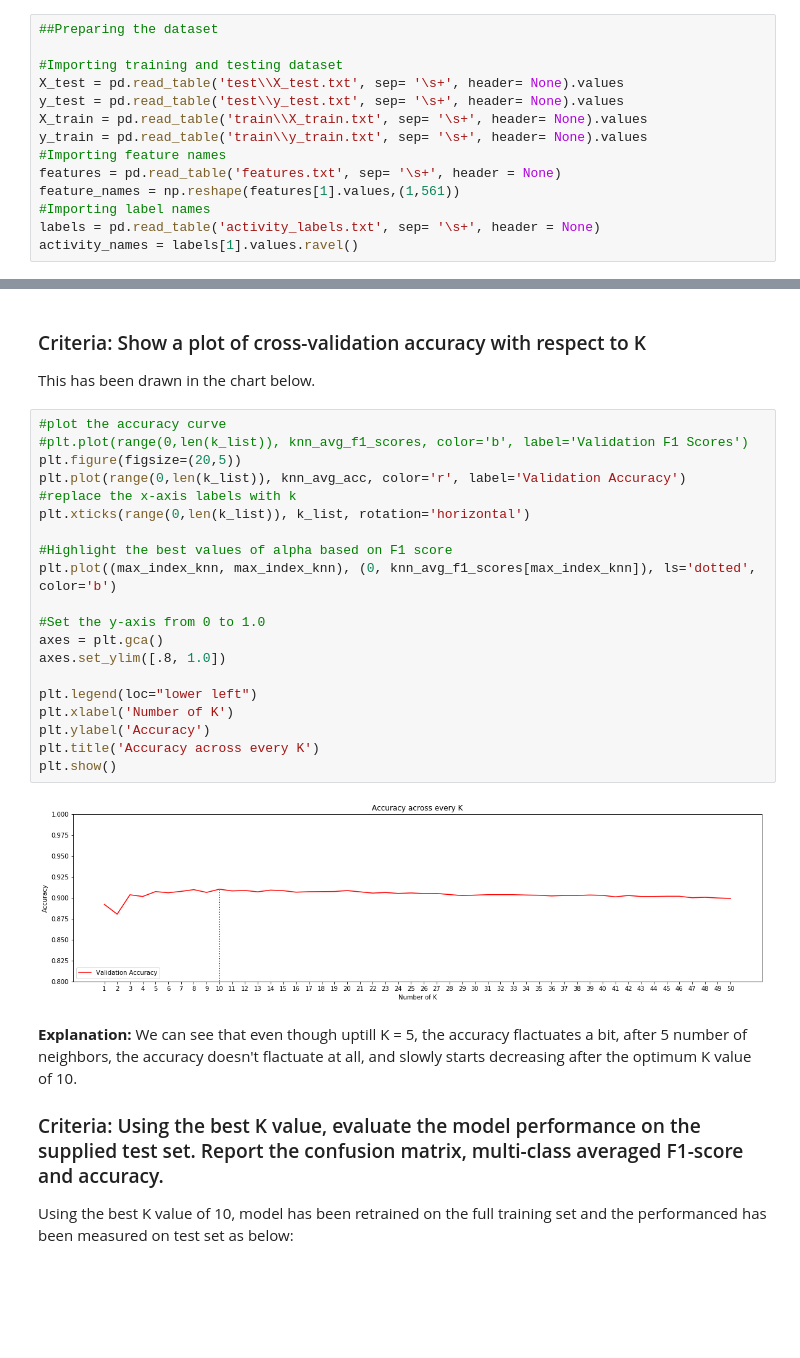
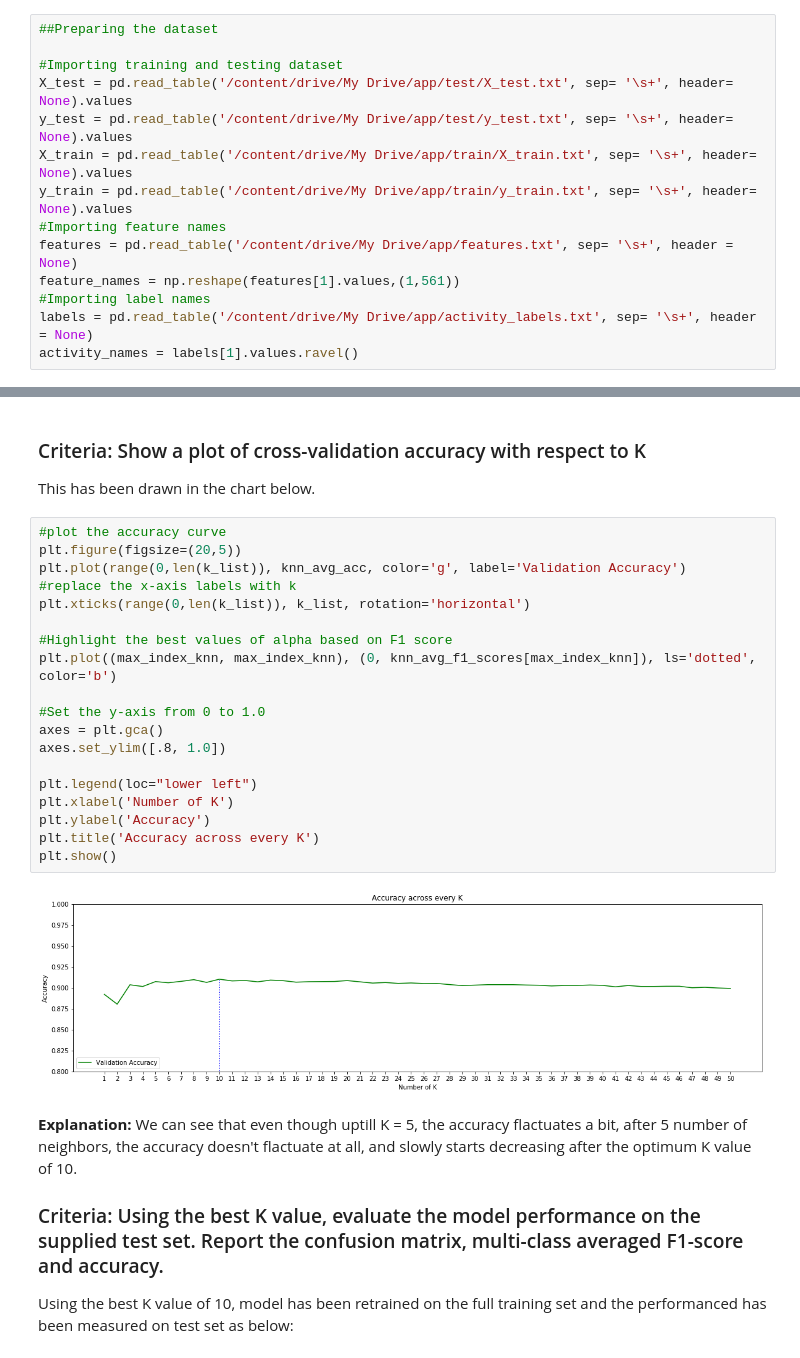
Before and after one commit to Shantanu-Gupta-au16/Human-Activity-Recognition-Using-Smartphones, a Jupyter notebook: Human_Activity_Recognition_using_Smartphones.ipynb, the cells around one changed output, grey strips where cells are left out. Cells and saved outputs as stored; diff of their text form; blank space fills up the shorter version.

```diff
--- a/Human_Activity_Recognition_using_Smartphones.ipynb
+++ b/Human_Activity_Recognition_using_Smartphones.ipynb
@@ -67,15 +77,15 @@ In the cell below, all relevent datasets have been read using pandas dataframe a
 ##Preparing the dataset
 
 #Importing training and testing dataset
-X_test = pd.read_table('test\\X_test.txt', sep= '\s+', header= None).values
-y_test = pd.read_table('test\\y_test.txt', sep= '\s+', header= None).values
-X_train = pd.read_table('train\\X_train.txt', sep= '\s+', header= None).values
-y_train = pd.read_table('train\\y_train.txt', sep= '\s+', header= None).values
+X_test = pd.read_table('/content/drive/My Drive/app/test/X_test.txt', sep= '\s+', header= None).values
+y_test = pd.read_table('/content/drive/My Drive/app/test/y_test.txt', sep= '\s+', header= None).values
+X_train = pd.read_table('/content/drive/My Drive/app/train/X_train.txt', sep= '\s+', header= None).values
+y_train = pd.read_table('/content/drive/My Drive/app/train/y_train.txt', sep= '\s+', header= None).values
 #Importing feature names
-features = pd.read_table('features.txt', sep= '\s+', header = None)
+features = pd.read_table('/content/drive/My Drive/app/features.txt', sep= '\s+', header = None)
 feature_names = np.reshape(features[1].values,(1,561))
 #Importing label names
-labels = pd.read_table('activity_labels.txt', sep= '\s+', header = None)
+labels = pd.read_table('/content/drive/My Drive/app/activity_labels.txt', sep= '\s+', header = None)
 activity_names = labels[1].values.ravel()
 # %% [markdown]
 Some models learn better with normalized data. Both training set and testing set has been z-transformed using the same scale in the cell below
@@ -138,26 +148,25 @@ Best K for KNN based on F1 score is: 10
 This has been drawn in the chart below.
 # %%
 #plot the accuracy curve
-#plt.plot(range(0,len(k_list)), knn_avg_f1_scores, color='b', label='Validation F1 Scores')
 plt.figure(figsize=(20,5))
-plt.plot(range(0,len(k_list)), knn_avg_acc, color='r', label='Validation Accuracy')
+plt.plot(range(0,len(k_list)), knn_avg_acc, color='g', label='Validation Accuracy')
 #replace the x-axis labels with k
 plt.xticks(range(0,len(k_list)), k_list, rotation='horizontal')
 
 #Highlight the best values of alpha based on F1 score
 plt.plot((max_index_knn, max_index_knn), (0, knn_avg_f1_scores[max_index_knn]), ls='dotted', color='b')
 
 #Set the y-axis from 0 to 1.0
 axes = plt.gca()
 axes.set_ylim([.8, 1.0])
 
 plt.legend(loc="lower left")
 plt.xlabel('Number of K')
 plt.ylabel('Accuracy')
 plt.title('Accuracy across every K')
 plt.show()
 # %% [output]
-[figure, old version]
+[figure, new version]
 # %% [markdown]
 **Explanation:**
 We can see that even though uptill K = 5, the accuracy flactuates a bit, after 5 number of neighbors, the accuracy doesn't flactuate at all, and slowly starts decreasing after the optimum K value of 10.
```
Also changed, not shown: parts of 8 cells of this notebook.
